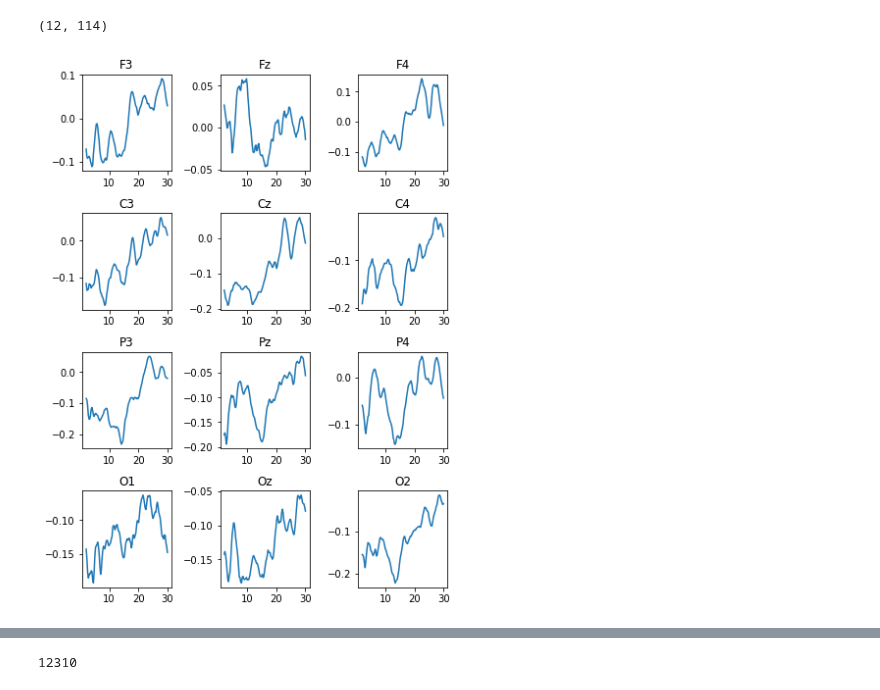
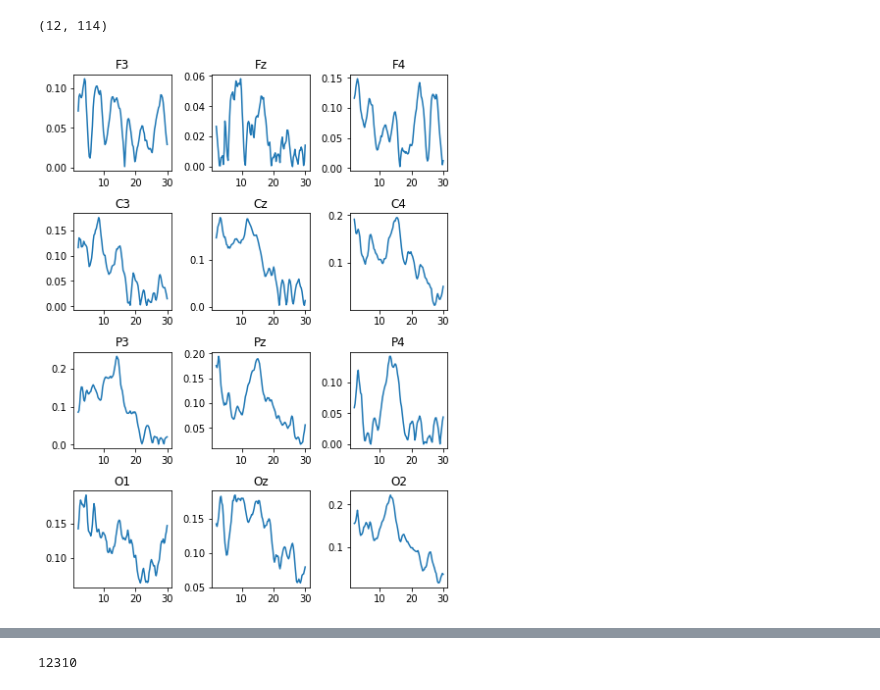
Before and after one commit to hundredball/Math24, a Jupyter notebook: Ginny_ERSP/Analyze_data.ipynb, the cells around one changed output, grey strips where cells are left out. Saved outputs shown, nothing was run; the diff lists cells and outputs as text; code cells hidden in the pictures.

```diff
--- a/Ginny_ERSP/Analyze_data.ipynb
+++ b/Ginny_ERSP/Analyze_data.ipynb
@@ -36,20 +36,20 @@ print(corr_ERSP_SLs.shape)
 # %%
 channels = pd.read_csv('Channel_location.csv')['Channel']
 fig, axs = plt.subplots(4, 3, figsize=(6, 8))
 for i_fig in range(12):
 
     row_fig = i_fig//3
     col_fig = i_fig%3
 
-    axs[row_fig, col_fig].plot(freqs, corr_ERSP_SLs[i_fig, :])
+    axs[row_fig, col_fig].plot(freqs, abs(corr_ERSP_SLs[i_fig, :]))
     axs[row_fig, col_fig].set_title(channels[i_fig])
 
 fig.tight_layout(pad=1.0)
 '''
 fig.suptitle('Correlation between ERSP and solution latency')
 fig.text(0.5, 0.04, 'Frequency (Hz)', ha='center')
 fig.text(0.04, 0.5, 'Correlation', va='center', rotation='vertical')
 '''
 fig.savefig('./results/corr_ERSP_SL.png')
 # %% [output]
-[figure, old version]
+[figure, new version]
```
Also changed, not shown: parts of 4 cells of this notebook, 2 other files.
